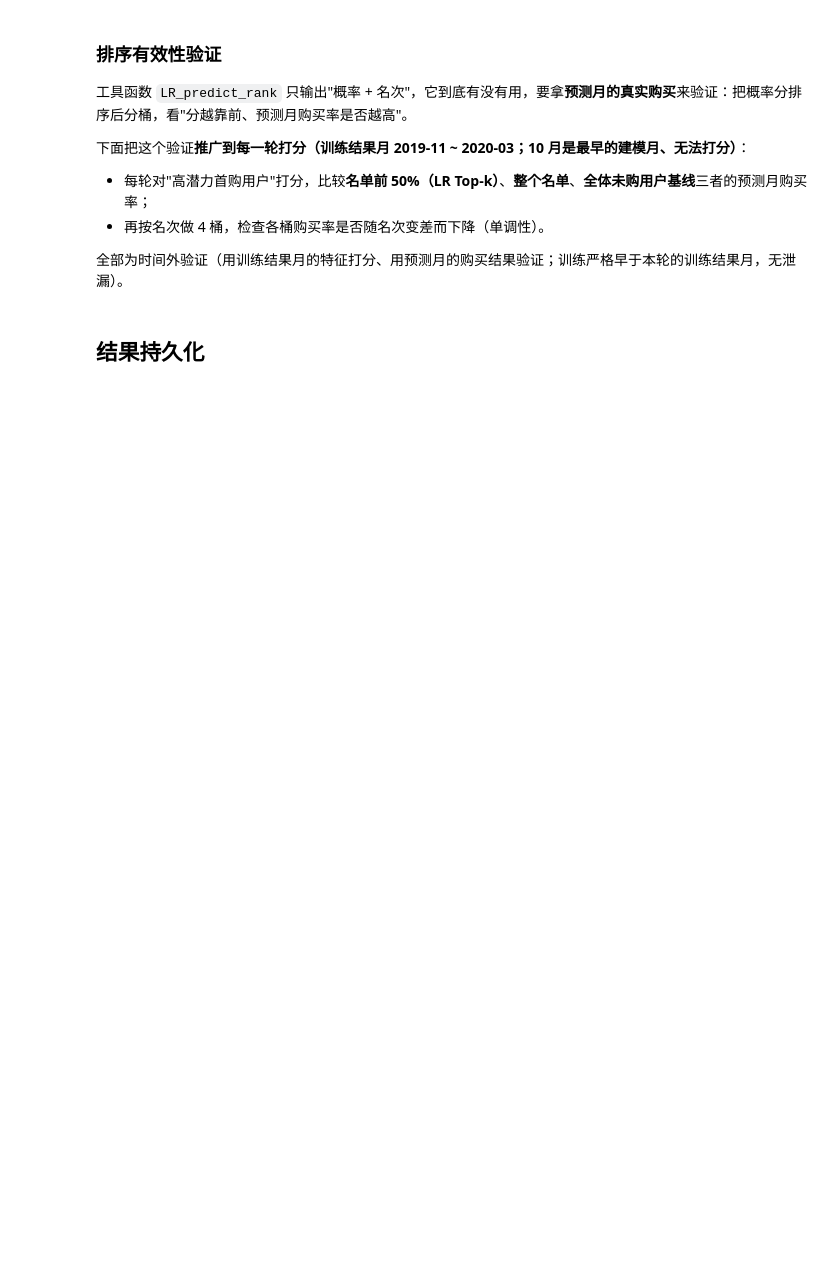
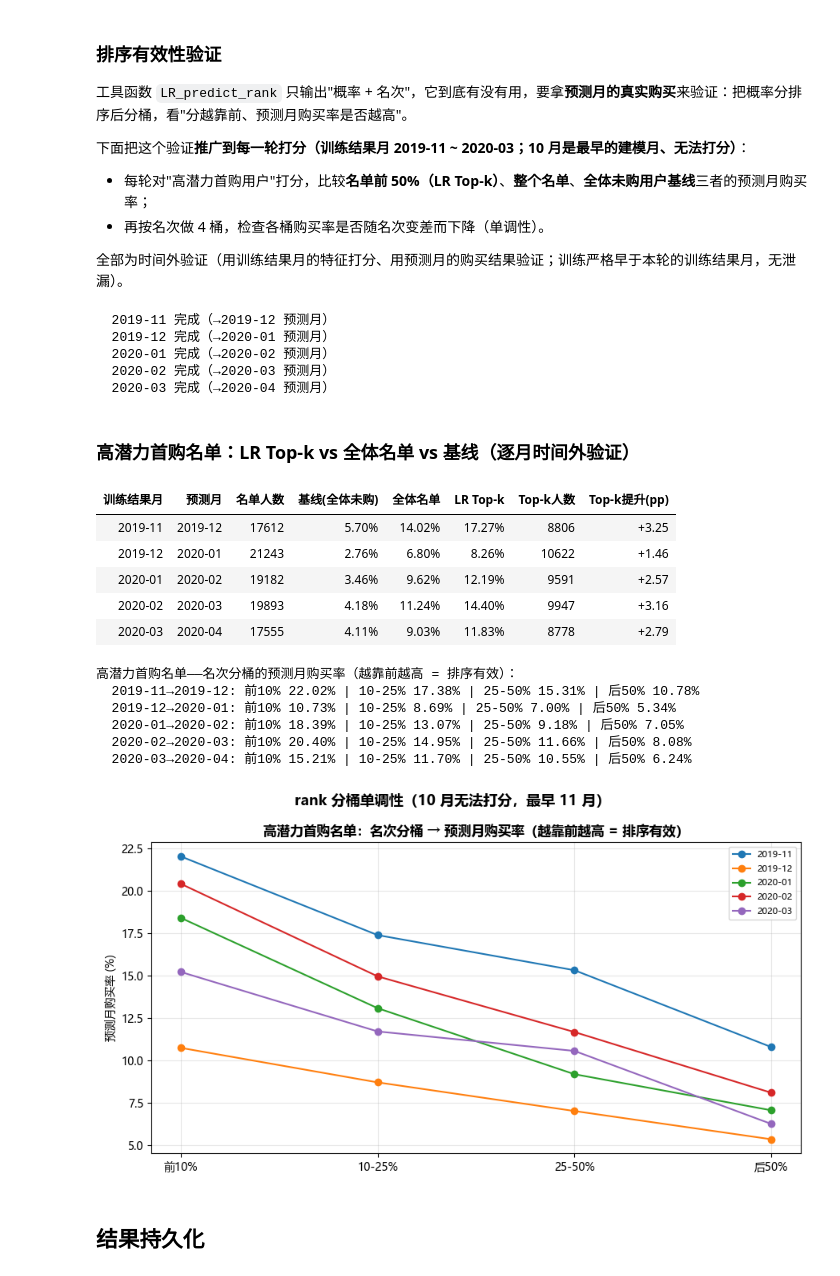
Before and after one commit to DX39069043/RFM-behavior-segmentation, a Jupyter notebook: main.ipynb, the cells around one changed output. Cells and saved outputs as stored; diff of their text form; code cells hidden in the pictures; blank space fills up the shorter version.

```diff
--- a/main.ipynb
+++ b/main.ipynb
@@ -666,19 +658,16 @@ print('月度缓存就绪:', ', '.join(MONTHS))
 import pandas as pd
 import numpy as np
 from pathlib import Path
-from config import OUTPUT_ROLLING, PANEL_FILE
+from config import MONTHS, OUTPUT_ROLLING
 
-# 分析只读这 7 列（category_code / brand 等字符串列不读，省 IO 与内存）
-PANEL_COLUMNS = ['event_time', 'event_type', 'price', 'product_id', 'user_id', 'user_session', 'month']
-
-# 改为 True 则重新计算（读 7 个月面板并逐对验证，耗时约 15-25 分钟）
+# 改为 True 则重新计算（复用前面已建好的 7 张月度表）
 RECOMPUTE = False
 
 if RECOMPUTE:
-    # 重算分支：复用前面已建好的 7 个月面板与月度缓存（特征/分层不再重复计算）
+    # 重算分支：复用前面已建好的 7 张月度表（特征/标签不再重复计算）
     from analysis import rolling_validation
     # 逐月对执行时间外验证，返回验证表（实验一/二逐组结果）
-    res = rolling_validation(panel_all, cache=month_cache)
+    res = rolling_validation(month_tables, MONTHS)
     rates = res['验证表']
     # 把验证表存成 CSV（utf-8-sig 便于 Excel 打开）
     rates.to_csv(OUTPUT_ROLLING, index=False, encoding='utf-8-sig')
@@ -925,8 +914,8 @@ from config import POOL_TOP_RATIO
 # 本轮训练结果月
 SCORE_MONTH = '2019-11'
 
-# ── 第一步：取该月的特征与分层（已由"月度缓存"cell 算好，直接读取）──
-final_df = segment_cache[SCORE_MONTH].copy()
+# ── 第一步：取该月的月度表（特征 + 该月标签，已由"月度表缓存"cell 算好）──
+final_df = month_tables[SCORE_MONTH].copy()
 
 # 打分结果列先占位：本次只对"高潜力首购用户"打分，其余标签留 NaN
 final_df['First_Purchase_Prob'] = np.nan
@@ -938,8 +927,8 @@ final_df['Repurchase_Rank'] = np.nan
 # ── 第二步：对"高潜力首购用户"调用工具函数──
 # 后续要给别的标签打分时，照着下面两行再写一次即可（工具函数本身与人群无关）
 target_ids = final_df.loc[final_df['User_Segment'] == '高潜力首购用户', 'user_id'].to_numpy()
-# cache 传入后，函数内部的训练特征与当月特征都直接命中月度缓存
-ranked = LR_predict_rank(panel_all, SCORE_MONTH, target_ids, cache=month_cache)
+# 传入 7 张月度表：函数内部用更早月份的历史样本训练，再对本轮名单打分
+ranked = LR_predict_rank(month_tables, SCORE_MONTH, target_ids)
 # 按 user_id 把概率与名次映射回名单
 final_df['First_Purchase_Prob'] = final_df['user_id'].map(ranked.set_index('user_id')['Prob'])
 final_df['First_Purchase_Rank'] = final_df['user_id'].map(ranked.set_index('user_id')['Rank'])
@@ -977,16 +981,14 @@ print('TopK_Flag=1 的人数:', int(final_df['TopK_Flag'].sum()))
 # ═══════════════════════════════════════════════════
 # 排序有效性验证：LR_predict_rank 给出的名次是否有效
 # （高潜力首购名单视角，覆盖每一轮打分）
-# 说明：直接复用"月度缓存"cell 已备好的 7 个月面板与特征/分层缓存，不再重复构建。
+# 说明：直接复用"月度表缓存"cell 已备好的 7 张月度表（特征 + 标签），不再重复构建。
 # ═══════════════════════════════════════════════════
 import numpy as np
 import pandas as pd
 from analysis import _next_month, LR_predict_rank
 from config import MONTHS, POOL_TOP_RATIO
 
-# 面板与缓存：来自前面的"月度特征与分层缓存"cell
-panel_v = panel_all
-cache = month_cache
+# 月度表：来自前面的"月度表缓存"cell（每月一张：该月特征 + 该月标签）
 
 # 可打分的月份（= 训练结果月）：10 月是最早的建模月、无法打分；
 # 且训练结果月的下一个月（预测月）必须在面板内，否则没有结果可验证
@@ -1017,17 +1019,17 @@ list_rows, list_buckets = [], {}
 for sm in score_months:
     nm = _next_month(sm)  # 预测月 = 训练结果月的下一个月
     # 预测月里真实下单的用户集合 → 作为验证标签（打分时不可见）
-    is_prediction_month = panel_v['month'].eq(nm)
-    is_purchase = panel_v['event_type'].eq('purchase')
-    buyers_nm = set(panel_v.loc[is_prediction_month & is_purchase, 'user_id'])
+    # 买过 ⇔ 该月表的 Purchase_Frequency > 0（与事件表口径等价）
+    table_nm = month_tables[nm]
+    buyers_nm = set(table_nm.loc[table_nm['Purchase_Frequency'] > 0, 'user_id'])
 
-    # 训练结果月的分层结果（来自月度缓存）
-    seg_sc = segment_cache[sm].copy()
+    # 训练结果月的月度表（来自月度表缓存）
+    seg_sc = month_tables[sm].copy()
     seg_sc['bought'] = seg_sc['user_id'].isin(buyers_nm).astype(int)
 
     # 打分名单 = 该月"高潜力首购用户"（名次在名单内部 1 ~ N）
     target_ids = seg_sc.loc[seg_sc['User_Segment'].eq('高潜力首购用户'), 'user_id'].to_numpy()
-    scored = LR_predict_rank(panel_v, sm, target_ids, cache=cache)
+    scored = LR_predict_rank(month_tables, sm, target_ids)
     scored = scored.merge(seg_sc[['user_id', 'bought']], on='user_id', how='left')
     # 调用方口径的 Top-k：名单内前 POOL_TOP_RATIO
     k = int(np.ceil(len(scored) * POOL_TOP_RATIO))
@@ -1068,33 +1070,53 @@ for c in ['基线(全体未购)', '全体名单', 'LR Top-k']:
 show['Top-k提升(pp)'] = show['Top-k提升(pp)'].map(_fmt_pp)
 # 展示高潜力首购名单的逐月时间外验证表
 display(HTML('<h3>高潜力首购名单：LR Top-k vs 全体名单 vs 基线（逐月时间外验证）</h3>'))
 display(HTML(show.to_html(index=False)))
 
 # 打印逐月分桶的预测月购买率
 print('高潜力首购名单——名次分桶的预测月购买率（越靠前越高 = 排序有效）：')
 for sm, rates_by_bucket in list_buckets.items():
     parts = []
     for bucket, rate in zip(BUCKETS, rates_by_bucket):
         bucket_name = bucket[2]
         parts.append(f'{bucket_name} {rate:.2%}')
     bucket_text = ' | '.join(parts)
     print(f'  {sm}→{_next_month(sm)}: ' + bucket_text)
 
 # ── 分桶单调性图 ──
 # 画图意图：若 LR 排序有效，越靠前的 rank 分桶购买率应越高（曲线单调下降）
 fig, ax = plt.subplots(figsize=(9, 5))
 x = np.arange(len(BUCKETS))
 for sm, rates_by_bucket in list_buckets.items():
     ax.plot(x, np.array(rates_by_bucket) * 100, marker='o', label=sm)
 ax.set_xticks(x)
 ax.set_xticklabels([b[2] for b in BUCKETS])
 ax.set_ylabel('预测月购买率 (%)')
 ax.set_title('高潜力首购名单：名次分桶 → 预测月购买率（越靠前越高 = 排序有效）', fontsize=12, fontweight='bold')
 ax.legend(fontsize=8)
 ax.grid(alpha=0.3)
 plt.suptitle('rank 分桶单调性（10 月无法打分，最早 11 月）', fontsize=13, fontweight='bold')
 plt.tight_layout()
 plt.show()
+# %% [output]
+  2019-11 完成（→2019-12 预测月）
+  2019-12 完成（→2020-01 预测月）
+  2020-01 完成（→2020-02 预测月）
+  2020-02 完成（→2020-03 预测月）
+  2020-03 完成（→2020-04 预测月）
+高潜力首购名单：LR Top-k vs 全体名单 vs 基线（逐月时间外验证）
+| 训练结果月 | 预测月 | 名单人数 | 基线(全体未购) | 全体名单 | LR Top-k | Top-k人数 | Top-k提升(pp) |
+| 2019-11 | 2019-12 | 17612 | 5.70% | 14.02% | 17.27% | 8806 | +3.25 |
+| 2019-12 | 2020-01 | 21243 | 2.76% | 6.80% | 8.26% | 10622 | +1.46 |
+| 2020-01 | 2020-02 | 19182 | 3.46% | 9.62% | 12.19% | 9591 | +2.57 |
+| 2020-02 | 2020-03 | 19893 | 4.18% | 11.24% | 14.40% | 9947 | +3.16 |
+| 2020-03 | 2020-04 | 17555 | 4.11% | 9.03% | 11.83% | 8778 | +2.79 |
+高潜力首购名单——名次分桶的预测月购买率（越靠前越高 = 排序有效）：
+  2019-11→2019-12: 前10% 22.02% | 10-25% 17.38% | 25-50% 15.31% | 后50% 10.78%
+  2019-12→2020-01: 前10% 10.73% | 10-25% 8.69% | 25-50% 7.00% | 后50% 5.34%
+  2020-01→2020-02: 前10% 18.39% | 10-25% 13.07% | 25-50% 9.18% | 后50% 7.05%
+  2020-02→2020-03: 前10% 20.40% | 10-25% 14.95% | 25-50% 11.66% | 后50% 8.08%
+  2020-03→2020-04: 前10% 15.21% | 10-25% 11.70% | 25-50% 10.55% | 后50% 6.24%
+[figure, added]
 # %% [markdown]
 ## 结果持久化
 # %%
```
Also changed, not shown: parts of 7 cells of this notebook, 7 other files.
